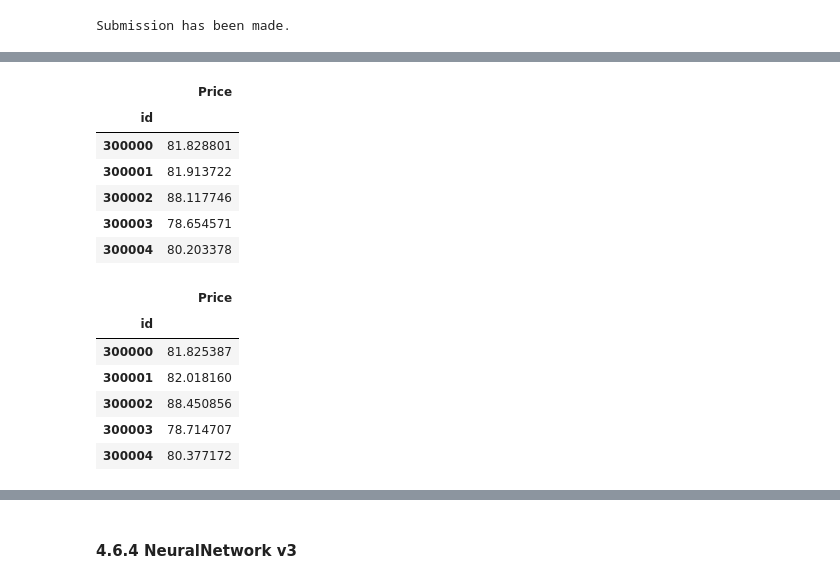
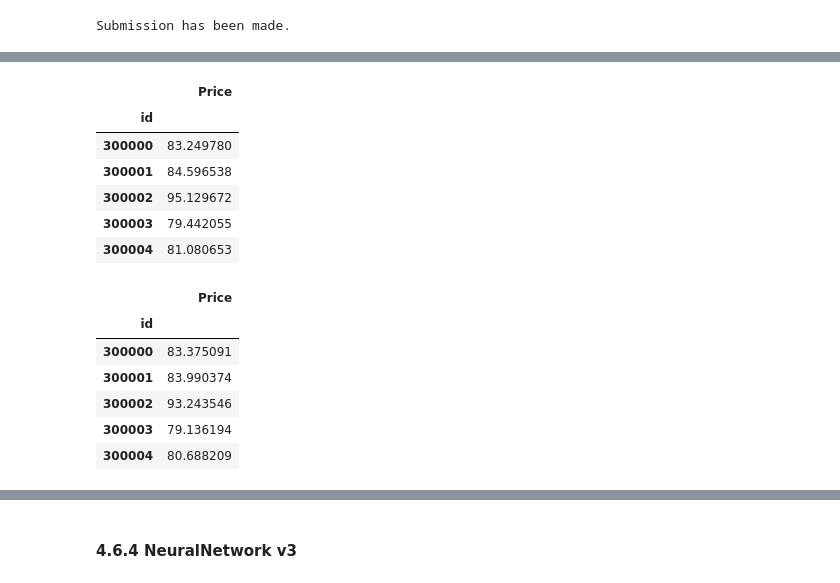
Before and after one commit to fabriziobasso/Colab_backup, a Jupyter notebook: File_07.ipynb, the cells around one changed output, grey strips where cells are left out. Drawn from its saved outputs; the diff is of its cells as text; code cells hidden in the pictures.

```diff
--- a/File_07.ipynb
+++ b/File_07.ipynb
@@ -1133,0 +1253,5 @@ Overall → Training set Score: 38.65744±0.0161221 | Validation set Score: 38.6
+# %%
+OOF_train_clipped = OOF_train.clip(15,150).copy()
+OOF_test_clipped = OOF_test.clip(15,150).copy()
+
+OOF_train_clipped.describe()
@@ -1136,11 +1297,11 @@ Overall → Training set Score: 38.65744±0.0161221 | Validation set Score: 38.6
 We take the out-of-folds predictions from the previous models and fed them into simple linear methods like Ridge and Lasso. The alpha parameters have been tuned manually (i.e., trial and error).
 # %%
 models2 = {
-          'Ridge2': Ridge(alpha=1),
-          'Lasso2': Lasso(alpha=0.0002),
-          'LGBM_2' : LGBMRegressor(max_depth=2, random_state=CFG.SEED, verbose=-1, device='gpu'),
+          'Ridge2':[ Ridge(alpha=1),True],
+          'Lasso2': [Lasso(alpha=0.0002),True],
+          'LGBM_2' : [LGBMRegressor(max_depth=2, random_state=CFG.SEED, device='gpu'),True],
           }
 
-TM2 = TrainModels(X=TM.OOF_train, y=data.y, X_test=TM.OOF_test, X_original=None, y_original=None, models=models2)
+TM2 = TrainModels(X=OOF_train_clipped.drop("Target",axis=1), y=data.y, X_test=OOF_test_clipped, X_original=None, y_original=None, models=models2)
 TM2.fit_models()
 data.submit(sub=TM2.OOF_test.mean(axis=1), desc='lasso_ridge_mean')
@@ -1146,0 +1330,3 @@ data.submit(sub=TM2.OOF_test.mean(axis=1), desc='lasso_ridge_mean')
+# %%
+TM2_OOF_train = TM2.OOF_train.copy()
+TM2_OOF_test = TM2.OOF_test.copy()
@@ -1150,12 +1366,12 @@ At this stage, the first level and second level out-of-fold predictions are inco
 # %%
-train = pd.concat([data.X,      TM.OOF_train, TM2.OOF_train], axis=1)
-test  = pd.concat([data.X_test, TM.OOF_test,  TM2.OOF_test], axis=1)
+train = pd.concat([data.X,      OOF_train.drop("Target",axis=1), TM2_OOF_train], axis=1)
+test  = pd.concat([data.X_test, OOF_test,  TM2_OOF_test], axis=1)
 
 models3 = {
-          'LGBM_21' : LGBMRegressor(verbose=-1, random_state=CFG.SEED, max_depth=4, device='gpu'),
-          'CB_3'   : CatBoostRegressor(verbose=0, random_state=CFG.SEED, cat_features=data.cat_features, task_type='GPU'),
-          'Ridge_3': make_pipeline(TargetEncoder(), Ridge(alpha=5)),
-          'Lasso_3': make_pipeline(TargetEncoder(), Lasso(alpha=0.001)),
+          'LGBM_21' : [LGBMRegressor(verbose=-1, random_state=CFG.SEED, max_depth=4, device='gpu'),True],
+          'CB_3'   : [CatBoostRegressor(verbose=0, random_state=CFG.SEED, cat_features=data.cat_features, task_type='GPU'),True],
+          'Ridge_3': [make_pipeline(TargetEncoder(cols=data.cat_features), Ridge(alpha=5)),True],
+          'Lasso_3': [make_pipeline(TargetEncoder(cols=data.cat_features), Lasso(alpha=0.001)),True],
           }
 
 TM3  = TrainModels(X=train, y=data.y, X_test=test, X_original=None, y_original=None, models=models3)
@@ -1193,25 +1439,25 @@ AttributeError: type object 'Data' has no attribute 'submission'
 # %%
 submission = pd.read_csv("/content/drive/MyDrive/Exercises/Studies_Structured_Data/Data/S5E2/sample_submission.csv",index_col=0)
 submission["Price"] = TM3.OOF_test.mean(axis=1).values
-submission.to_csv("SUB_01_Final_Layer.csv")
+submission.to_csv("SUB_04_Final_Layer.csv")
 final_layer_output = submission.copy()
 display(submission.head())
 submission["Price"] = TM2.OOF_test.mean(axis=1).values
-submission.to_csv("SUB_01_Second_Layer.csv")
+submission.to_csv("SUB_04_Second_Layer.csv")
 display(submission.head())
 second_layer_output = submission.copy()
 # %% [output]
 |  | Price |
 | id |  |
-| 300000 | 81.828801 |
-| 300001 | 81.913722 |
-| 300002 | 88.117746 |
-| 300003 | 78.654571 |
-| 300004 | 80.203378 |
+| 300000 | 83.249780 |
+| 300001 | 84.596538 |
+| 300002 | 95.129672 |
+| 300003 | 79.442055 |
+| 300004 | 81.080653 |
 |  | Price |
 | id |  |
-| 300000 | 81.825387 |
-| 300001 | 82.018160 |
-| 300002 | 88.450856 |
-| 300003 | 78.714707 |
-| 300004 | 80.377172 |
+| 300000 | 83.375091 |
+| 300001 | 83.990374 |
+| 300002 | 93.243546 |
+| 300003 | 79.136194 |
+| 300004 | 80.688209 |
```
Also changed, not shown: parts of 33 cells of this notebook.
